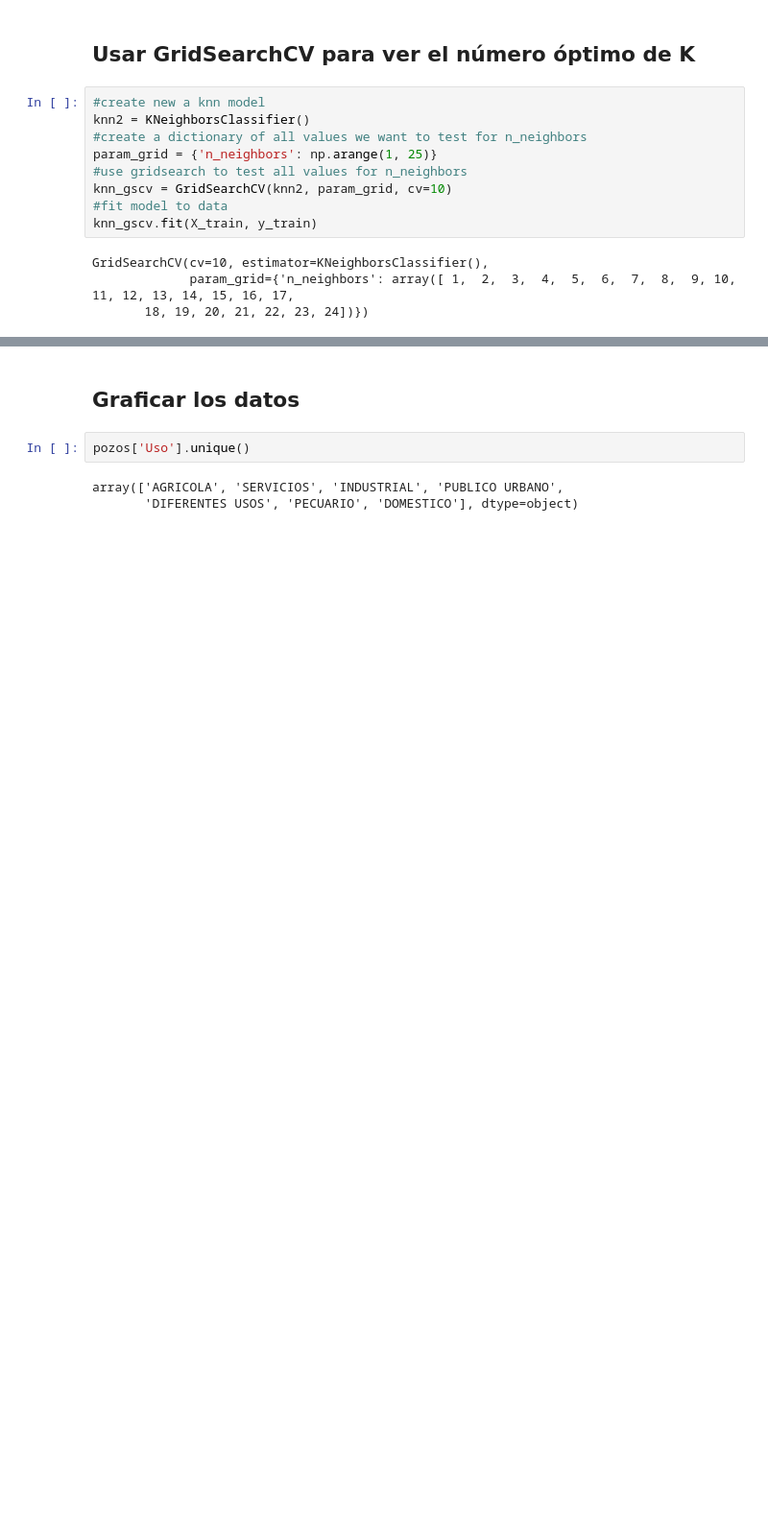
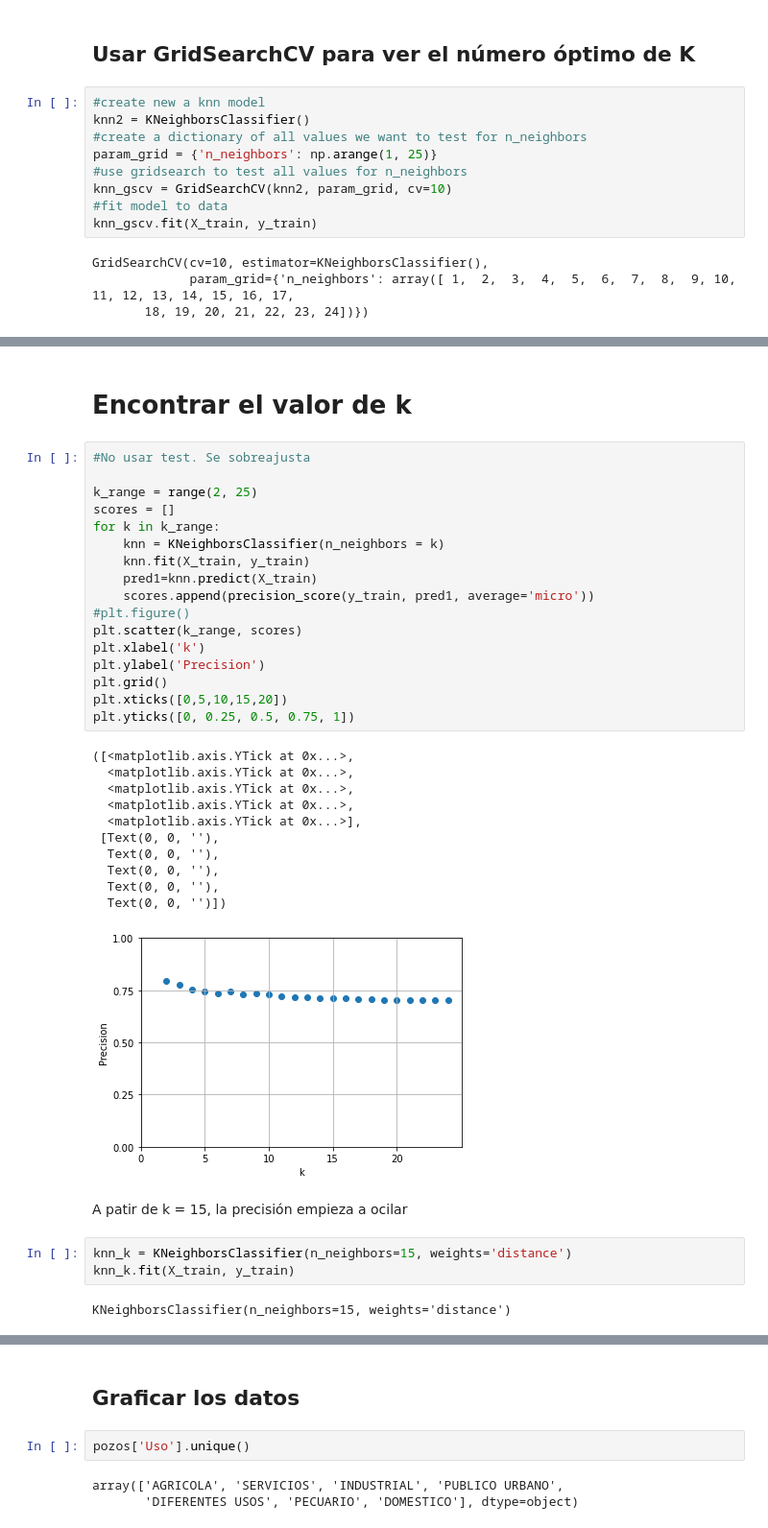
Before and after one commit to MichellMonroy/Practicas-ML, a Jupyter notebook: P3-KNN_v2.ipynb, the cells around one changed output, grey strips where cells are left out. Shown at 96% size. Cells and saved outputs as stored; diff of their text form; blank space fills up the shorter version.

```diff
--- a/P3-KNN_v2.ipynb
+++ b/P3-KNN_v2.ipynb
@@ -404,0 +426,38 @@ DIFERENTES USOS       0.00      0.00      0.00        27
+# %% [markdown]
+# Encontrar el valor de k
+# %%
+#No usar test. Se sobreajusta
+
+k_range = range(2, 25)
+scores = []
+for k in k_range:
+    knn = KNeighborsClassifier(n_neighbors = k)
+    knn.fit(X_train, y_train)
+    pred1=knn.predict(X_train)
+    scores.append(precision_score(y_train, pred1, average='micro'))
+#plt.figure()
+plt.scatter(k_range, scores)
+plt.xlabel('k')
+plt.ylabel('Precision')
+plt.grid()
+plt.xticks([0,5,10,15,20])
+plt.yticks([0, 0.25, 0.5, 0.75, 1])
+# %% [output]
+([<matplotlib.axis.YTick at 0x...>,
+  <matplotlib.axis.YTick at 0x...>,
+  <matplotlib.axis.YTick at 0x...>,
+  <matplotlib.axis.YTick at 0x...>,
+  <matplotlib.axis.YTick at 0x...>],
+ [Text(0, 0, ''),
+  Text(0, 0, ''),
+  Text(0, 0, ''),
+  Text(0, 0, ''),
+  Text(0, 0, '')])
+[figure, added]
+# %% [markdown]
+A patir de k = 15, la precisión empieza a ocilar
+# %%
+knn_k = KNeighborsClassifier(n_neighbors=15, weights='distance')
+knn_k.fit(X_train, y_train)
+# %% [output]
+KNeighborsClassifier(n_neighbors=15, weights='distance')
```
Also changed, not shown: parts of 47 cells of this notebook.
